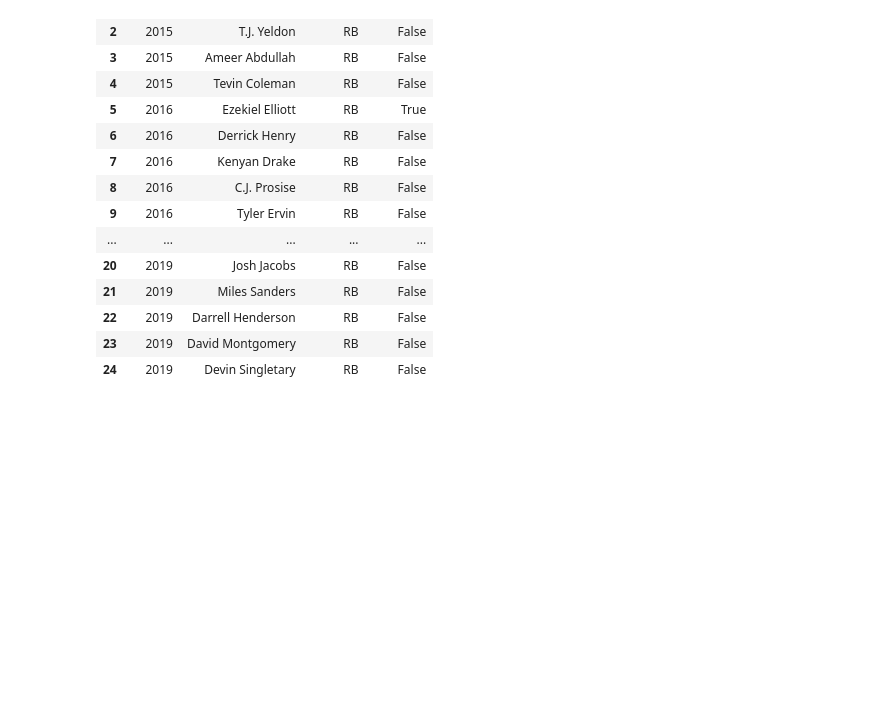
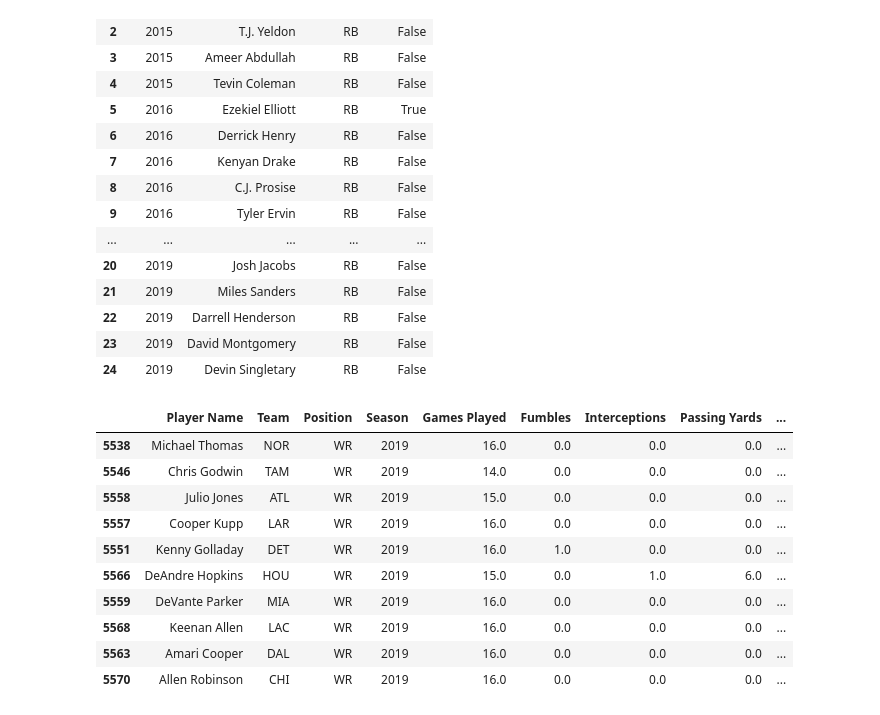
Before and after one commit to hathawayryan/project_one, a Jupyter notebook: main.ipynb, the cells around one changed output. Cells and saved outputs as stored; diff of their text form; code cells hidden in the pictures; blank space fills up the shorter version.

Commit message:
Adding WR rookie results

```diff
--- a/main.ipynb
+++ b/main.ipynb
@@ -385,3 +385,19 @@ rb_rook_results_df
 | 22 | 2019 | Darrell Henderson | RB | False |
 | 23 | 2019 | David Montgomery | RB | False |
 | 24 | 2019 | Devin Singletary | RB | False |
+# %%
+#sort dataset by top ten WR to see the players and  their points
+wr_rookie = wr_data.sort_values(['Half PPR Points Season Total']).groupby(['Season']).tail(10)
+wr_rookie.loc[wr_rookie['Season']==2019].sort_values(['Half PPR Points Season Total'], ascending=False)
+# %% [output]
+|  | Player Name | Team | Position | Season | Games Played | Fumbles | Interceptions | Passing Yards | ... |
+| 5538 | Michael Thomas | NOR | WR | 2019 | 16.0 | 0.0 | 0.0 | 0.0 | ... |
+| 5546 | Chris Godwin | TAM | WR | 2019 | 14.0 | 0.0 | 0.0 | 0.0 | ... |
+| 5558 | Julio Jones | ATL | WR | 2019 | 15.0 | 0.0 | 0.0 | 0.0 | ... |
+| 5557 | Cooper Kupp | LAR | WR | 2019 | 16.0 | 0.0 | 0.0 | 0.0 | ... |
+| 5551 | Kenny Golladay | DET | WR | 2019 | 16.0 | 1.0 | 0.0 | 0.0 | ... |
+| 5566 | DeAndre Hopkins | HOU | WR | 2019 | 15.0 | 0.0 | 1.0 | 6.0 | ... |
+| 5559 | DeVante Parker | MIA | WR | 2019 | 16.0 | 0.0 | 0.0 | 0.0 | ... |
+| 5568 | Keenan Allen | LAC | WR | 2019 | 16.0 | 0.0 | 0.0 | 0.0 | ... |
+| 5563 | Amari Cooper | DAL | WR | 2019 | 16.0 | 0.0 | 0.0 | 0.0 | ... |
+| 5570 | Allen Robinson | CHI | WR | 2019 | 16.0 | 0.0 | 0.0 | 0.0 | ... |
```
Also changed, not shown: parts of 2 cells of this notebook.
